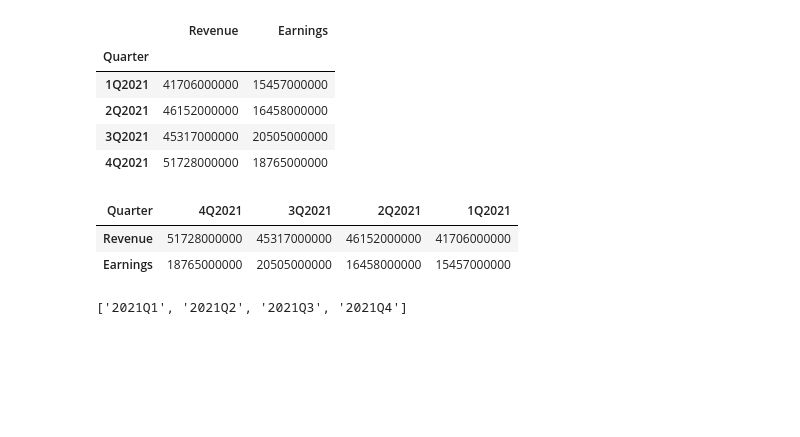
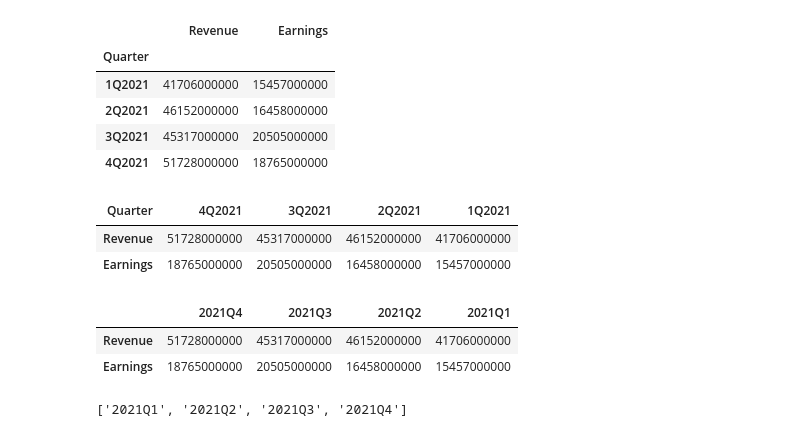
Before and after one commit to Michiel-DK/tracker, a Jupyter notebook: notebooks/try.ipynb, the cells around one changed output. Saved outputs shown, nothing was run; the diff lists cells and outputs as text; code cells hidden in the pictures; blank space fills up the shorter version.

```diff
--- a/notebooks/try.ipynb
+++ b/notebooks/try.ipynb
@@ -97,11 +97,19 @@ earnings
 | 3Q2021 | 45317000000 | 20505000000 |
 | 4Q2021 | 51728000000 | 18765000000 |
 # %%
-earnings.sort_values(by='Quarter', ascending=False).T
+earnings_T = earnings.sort_values(by='Quarter', ascending=False).T
+earnings_T
 # %% [output]
 | Quarter | 4Q2021 | 3Q2021 | 2Q2021 | 1Q2021 |
 | Revenue | 51728000000 | 45317000000 | 46152000000 | 41706000000 |
 | Earnings | 18765000000 | 20505000000 | 16458000000 | 15457000000 |
+# %%
+earnings_T.columns = [f"{i[-4:]}{i[1]}{i[0]}" for i in list(earnings_T.columns)]
+earnings_T
+# %% [output]
+|  | 2021Q4 | 2021Q3 | 2021Q2 | 2021Q1 |
+| Revenue | 51728000000 | 45317000000 | 46152000000 | 41706000000 |
+| Earnings | 18765000000 | 20505000000 | 16458000000 | 15457000000 |
 # %%
 earnings_T = earnings.T
 # %%
```
Also changed, not shown: parts of 14 cells of this notebook, 1 other file.
